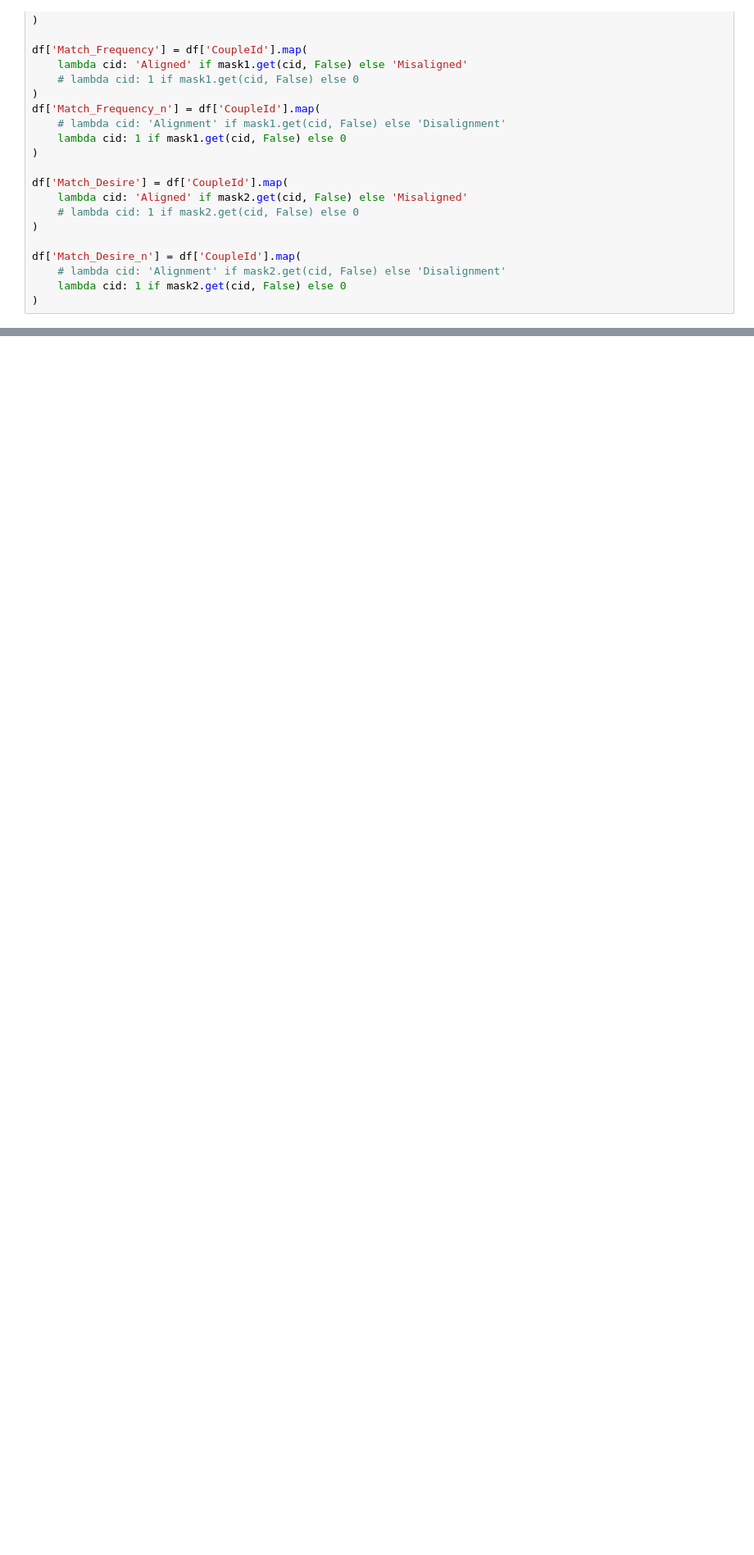
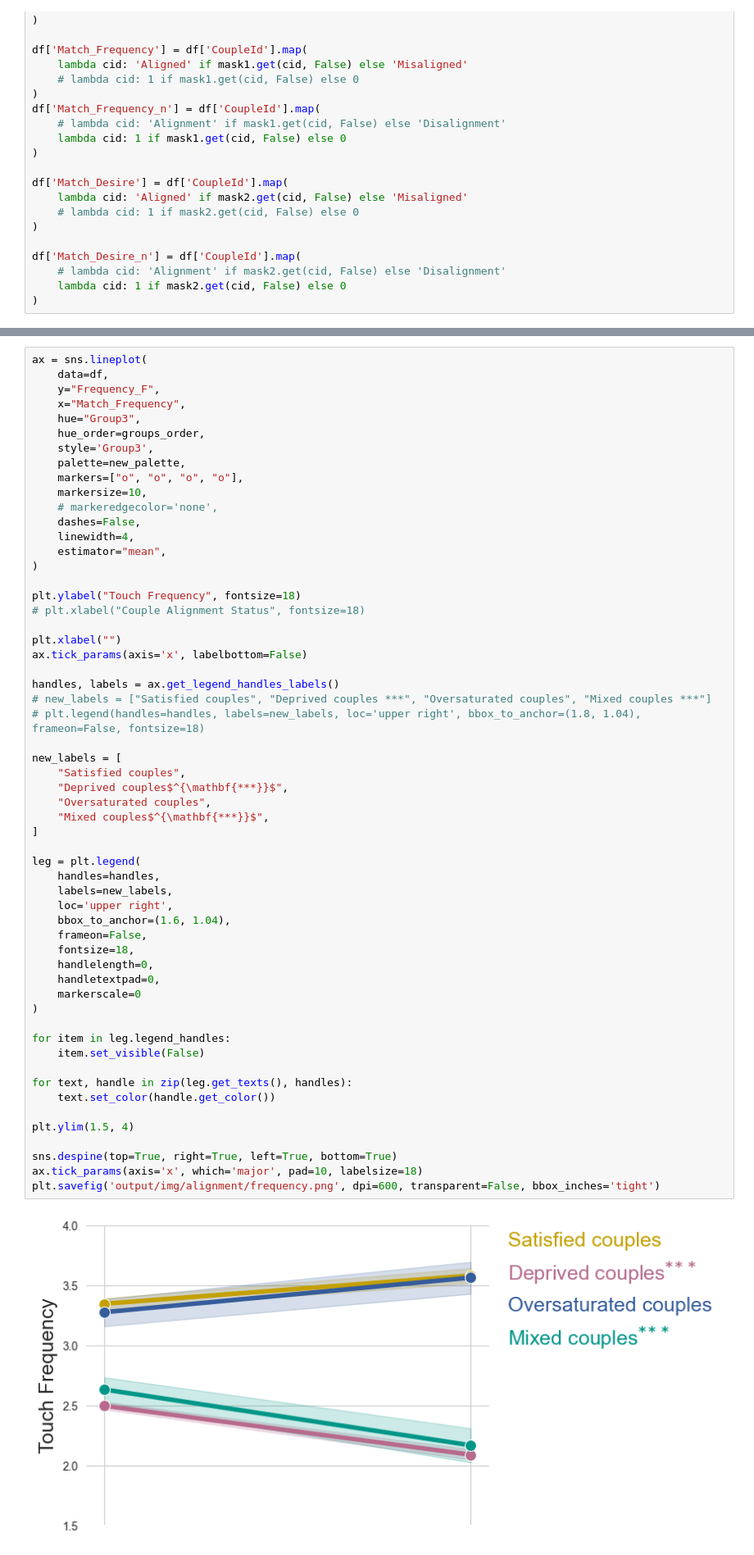
Before and after one commit to EdgardoCS/touchCouples, a Jupyter notebook: 6-Alignment_stats.ipynb, the cells around one changed output, grey strips where cells are left out. Shown at 82% size. Cells and saved outputs as stored; diff of their text form; blank space fills up the shorter version.

```diff
--- a/6-Alignment_stats.ipynb
+++ b/6-Alignment_stats.ipynb
@@ -148 +124,60 @@ plt.savefig('output/img/alignment/frequency.png', dpi=600, transparent=False, bb
+# %%
+ax = sns.lineplot(
+    data=df,
+    y="Frequency_F",
+    x="Match_Frequency",
+    hue="Group3",
+    hue_order=groups_order,
+    style='Group3',
+    palette=new_palette,
+    markers=["o", "o", "o", "o"],
+    markersize=10,
+    # markeredgecolor='none',
+    dashes=False,
+    linewidth=4,
+    estimator="mean",
+)
+
+plt.ylabel("Touch Frequency", fontsize=18)
+# plt.xlabel("Couple Alignment Status", fontsize=18)
+
+plt.xlabel("")
+ax.tick_params(axis='x', labelbottom=False)
+
+handles, labels = ax.get_legend_handles_labels()
+# new_labels = ["Satisfied couples", "Deprived couples ***", "Oversaturated couples", "Mixed couples ***"]
+# plt.legend(handles=handles, labels=new_labels, loc='upper right', bbox_to_anchor=(1.8, 1.04), frameon=False, fontsize=18)
+
+new_labels = [
+    "Satisfied couples",
+    "Deprived couples$^{\mathbf{***}}$",
+    "Oversaturated couples",
+    "Mixed couples$^{\mathbf{***}}$",
+]
+
+leg = plt.legend(
+    handles=handles,
+    labels=new_labels,
+    loc='upper right',
+    bbox_to_anchor=(1.6, 1.04),
+    frameon=False,
+    fontsize=18,
+    handlelength=0,
+    handletextpad=0,
+    markerscale=0
+)
+
+for item in leg.legend_handles:
+    item.set_visible(False)
+
+for text, handle in zip(leg.get_texts(), handles):
+    text.set_color(handle.get_color())
+
+plt.ylim(1.5, 4)
+
+sns.despine(top=True, right=True, left=True, bottom=True)
+ax.tick_params(axis='x', which='major', pad=10, labelsize=18)
+plt.savefig('output/img/alignment/frequency.png', dpi=600, transparent=False, bbox_inches='tight')
+# %% [output]
+[figure, added]
 # %%
```
Also changed, not shown: parts of 17 cells of this notebook, 6 other files.
